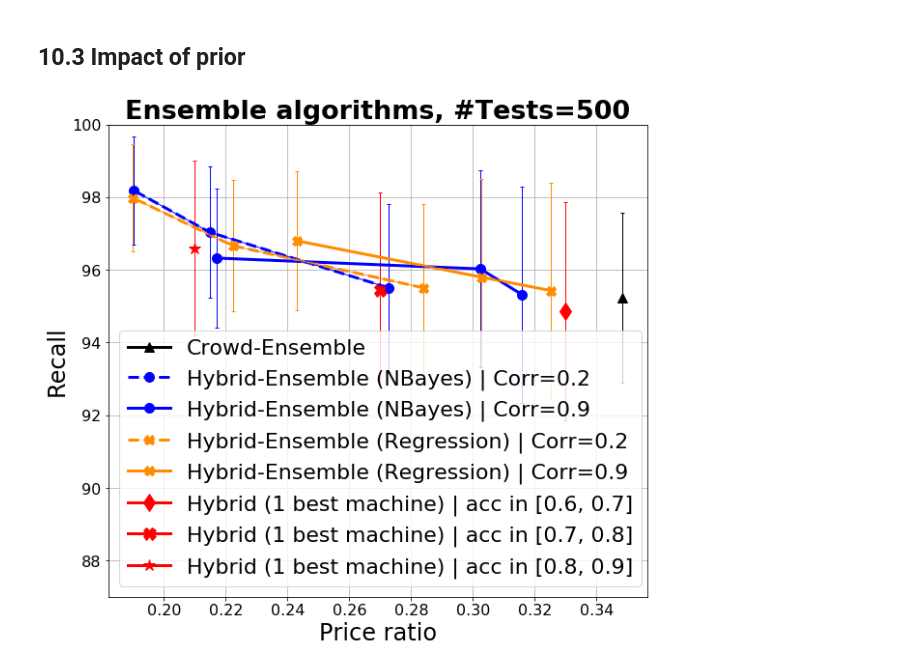
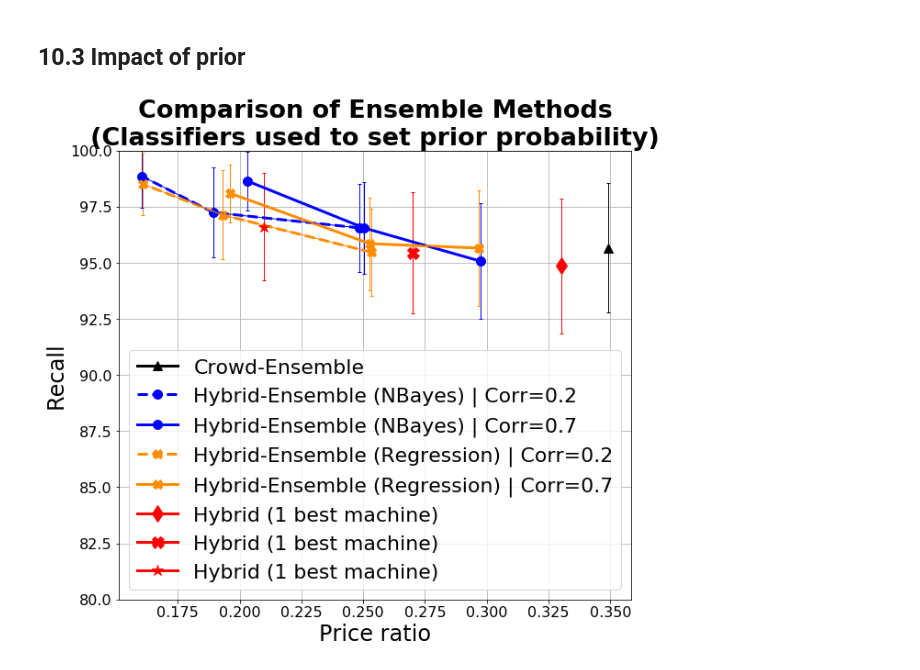
Before and after one commit to Evgeneus/crowd-machine-collaboration-for-item-screening, a Jupyter notebook: data/visualisation_scripts/ hybrid_algorithm_evaluation.ipynb, the cells around one changed output. Saved outputs shown, nothing was run; the diff lists cells and outputs as text; code cells hidden in the pictures.

Commit message:
fig 4 data charts

```diff
--- a/data/visualisation_scripts/ hybrid_algorithm_evaluation.ipynb
+++ b/data/visualisation_scripts/ hybrid_algorithm_evaluation.ipynb
@@ -755,7 +755,7 @@ plt.grid()
 # %% [markdown]
 ## 10.3 Impact of prior
 # %%
-data = pd.read_csv('../output_data/new/fig2_machine_acc_range_tests500.csv')
+data = pd.read_csv('../output_data/new/fig4_hybrid.csv')
 data['price_mean'] /= 20
 data['price_std'] /= 20
 
@@ -783,41 +783,41 @@ def plot_alg(data, alg, marker, corr, s):
 
 
 for alg, marker in zip(algos, markers):
-    for corr, s in zip([0.2, 0.9], ['--', '-']):
+    for corr, s in zip([0.2, 0.7], ['--', '-']):
       plot_alg(data, alg, marker, corr, s)
 
 
 # best classifier acc [0.6, 0.7]
 y = [94.86]
 x = [0.33]
 err_y = [3]
-plt.plot(x, y, label='Hybrid (1 best machine) | acc in [0.6, 0.7]', marker='d', linewidth=line_width, markersize=marker_size+5, color='r')
+plt.plot(x, y, label='Hybrid (1 best machine)', marker='d', linewidth=line_width, markersize=marker_size+5, color='r')
 plt.errorbar(x, y, yerr=err_y, marker='d', linewidth=err_line_width, capsize=caps_size, color='r')
 
 # best classifier acc [0.7, 0.8]
 y = [95.44]
 x = [0.27]
 err_y = [2.7]
-plt.plot(x, y, label='Hybrid (1 best machine) | acc in [0.7, 0.8]', marker='X', linewidth=line_width, markersize=marker_size+5, color='r')
+plt.plot(x, y, label='Hybrid (1 best machine)', marker='X', linewidth=line_width, markersize=marker_size+5, color='r')
 plt.errorbar(x, y, yerr=err_y, marker='X', linewidth=err_line_width, capsize=caps_size, color='r')
 
 # best classifier acc [0.8, 0.9]
 y = [96.6]
 x = [0.21]
 err_y = [2.4]
-plt.plot(x, y, label='Hybrid (1 best machine) | acc in [0.8, 0.9]', marker='*', linewidth=line_width, markersize=marker_size+5, color='r')
+plt.plot(x, y, label='Hybrid (1 best machine)', marker='*', linewidth=line_width, markersize=marker_size+5, color='r')
 plt.errorbar(x, y, yerr=err_y, marker='*', linewidth=err_line_width, capsize=caps_size, color='r')
 
 # plt.plot([0.5], [97], label='---------------------------\nRed points: Hybrid-Ensemble (1 best machine)', color='w')
 #
-plt.title('Ensemble algorithms, #Tests={}'.format(num_tests), size=title_size, fontweight='bold')
+plt.title('Comparison of Ensemble Methods\n(Classifiers used to set prior probability)'.format(num_tests), size=title_size, fontweight='bold')
 plt.xlabel('Price ratio', size=axes_size)
 plt.ylabel('Recall', size=axes_size)
 plt.legend(fontsize = legend_size)
 plt.tick_params(axis='both', which='major', labelsize=label_size)
-plt.ylim((87, 100))
+plt.ylim((80, 100))
 plt.grid()
 
 # fig.savefig('fig2_prior_impact.png', format='png', dpi=500)
 # %% [output]
-[figure, old version]
+[figure, new version]
```
Also changed, not shown: parts of 3 cells of this notebook, 2 other files.
